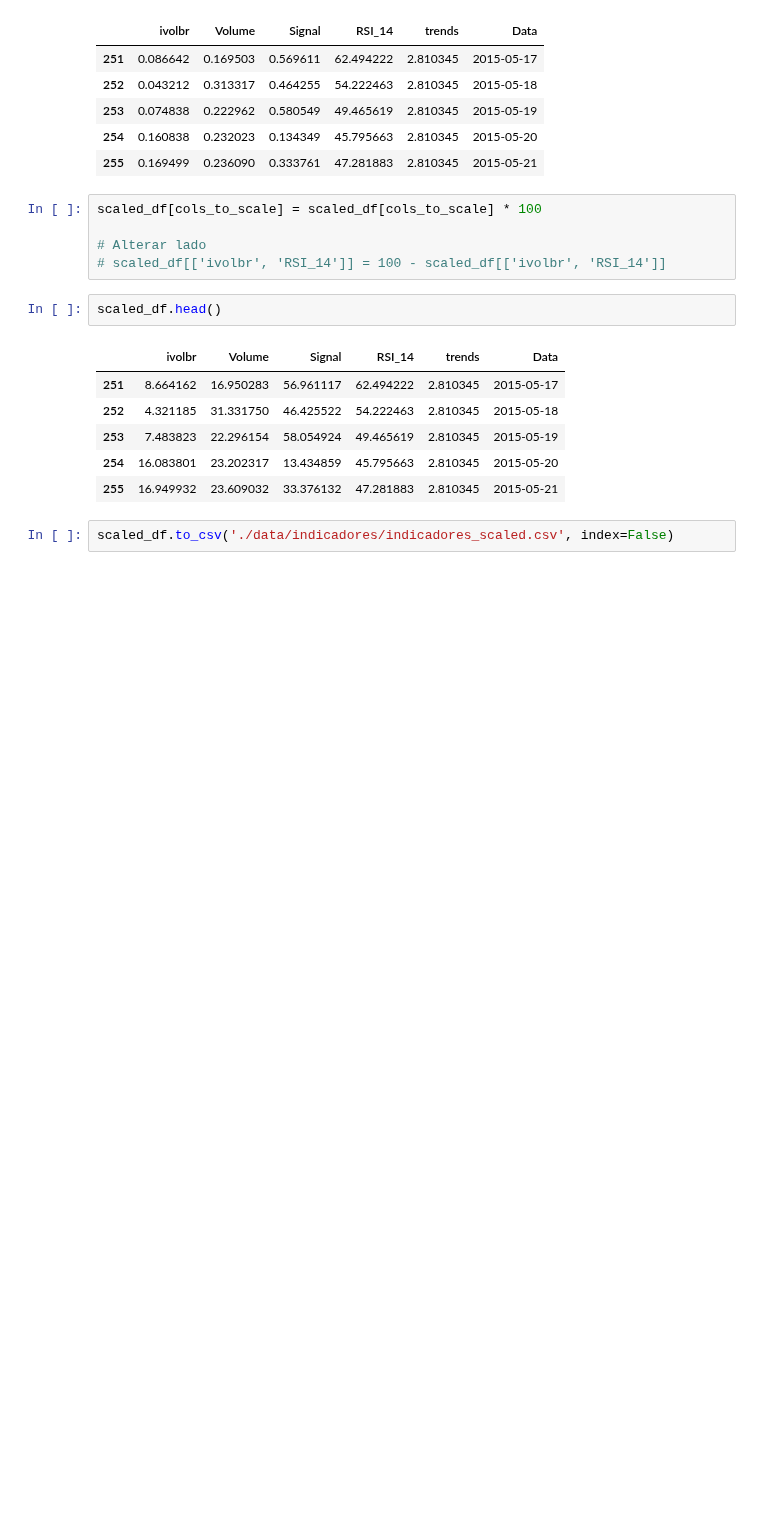
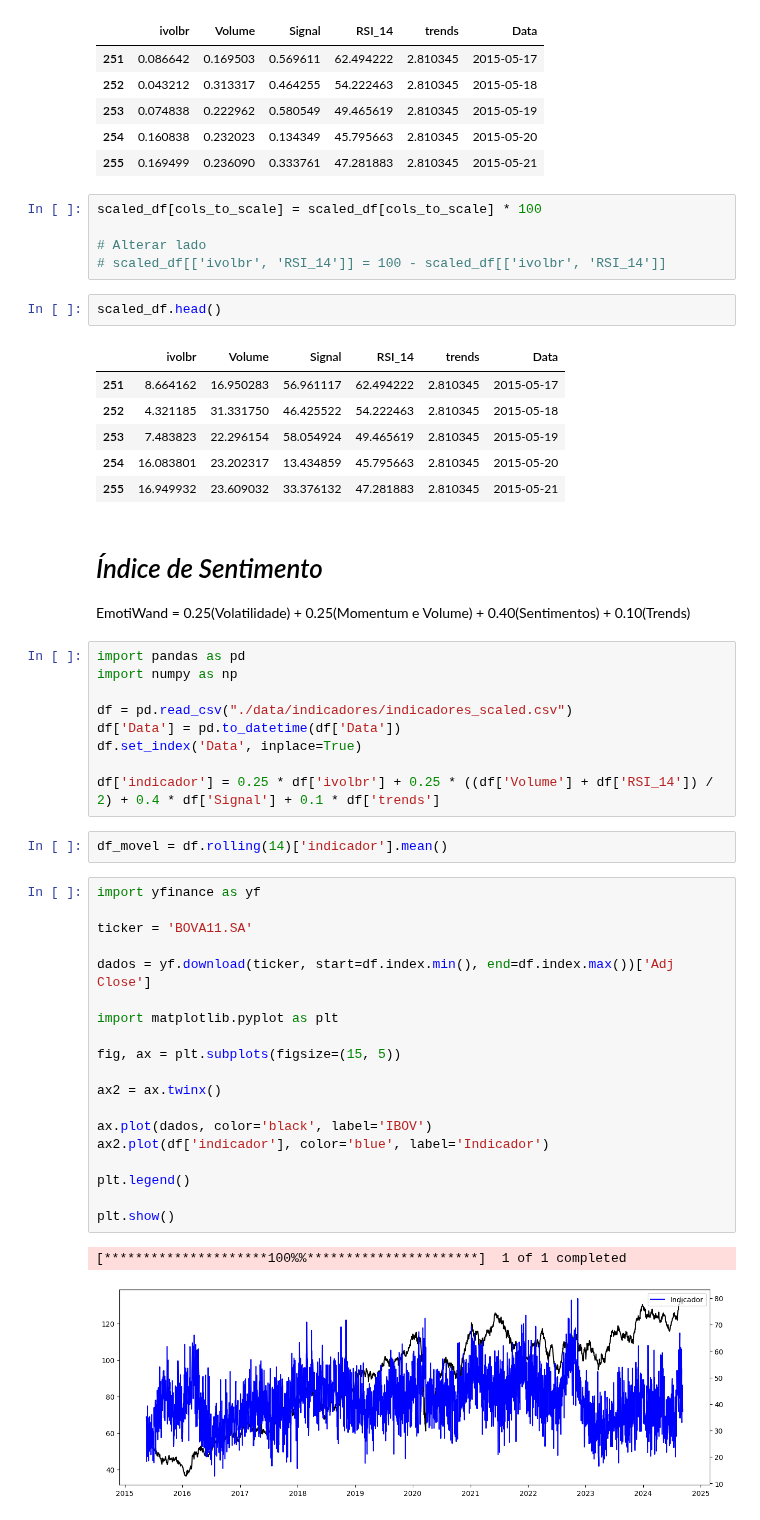
Before and after one commit to fea-dev-usp/quantamental-Dev_Wizards, a Jupyter notebook: Indice V1.ipynb, the cells around one changed output. Drawn from its saved outputs; the diff is of its cells as text; blank space fills up the shorter version.

Commit message:
cálculo indicador

```diff
--- a/Indice V1.ipynb
+++ b/Indice V1.ipynb
@@ -205,5 +203,40 @@ scaled_df.head()
 | 253 | 7.483823 | 22.296154 | 58.054924 | 49.465619 | 2.810345 | 2015-05-19 |
 | 254 | 16.083801 | 23.202317 | 13.434859 | 45.795663 | 2.810345 | 2015-05-20 |
 | 255 | 16.949932 | 23.609032 | 33.376132 | 47.281883 | 2.810345 | 2015-05-21 |
-# %%
-scaled_df.to_csv('./data/indicadores/indicadores_scaled.csv', index=False)
+# %% [markdown]
+# *Índice de Sentimento*
+
+EmotiWand = 0.25(Volatilidade) + 0.25(Momentum e Volume) + 0.40(Sentimentos) + 0.10(Trends)
+# %%
+import pandas as pd
+import numpy as np
+
+df = pd.read_csv("./data/indicadores/indicadores_scaled.csv")
+df['Data'] = pd.to_datetime(df['Data'])
+df.set_index('Data', inplace=True)
+
+df['indicador'] = 0.25 * df['ivolbr'] + 0.25 * ((df['Volume'] + df['RSI_14']) / 2) + 0.4 * df['Signal'] + 0.1 * df['trends']
+# %%
+df_movel = df.rolling(14)['indicador'].mean()
+# %%
+import yfinance as yf
+
+ticker = 'BOVA11.SA'
+
+dados = yf.download(ticker, start=df.index.min(), end=df.index.max())['Adj Close']
+
+import matplotlib.pyplot as plt
+
+fig, ax = plt.subplots(figsize=(15, 5))
+
+ax2 = ax.twinx()
+
+ax.plot(dados, color='black', label='IBOV')
+ax2.plot(df['indicador'], color='blue', label='Indicador')
+
+plt.legend()
+
+plt.show()
+# %% [output]
+[*********************100%%**********************]  1 of 1 completed
+[figure, added]
```
Also changed, not shown: parts of 2 cells of this notebook, 1 other file.
